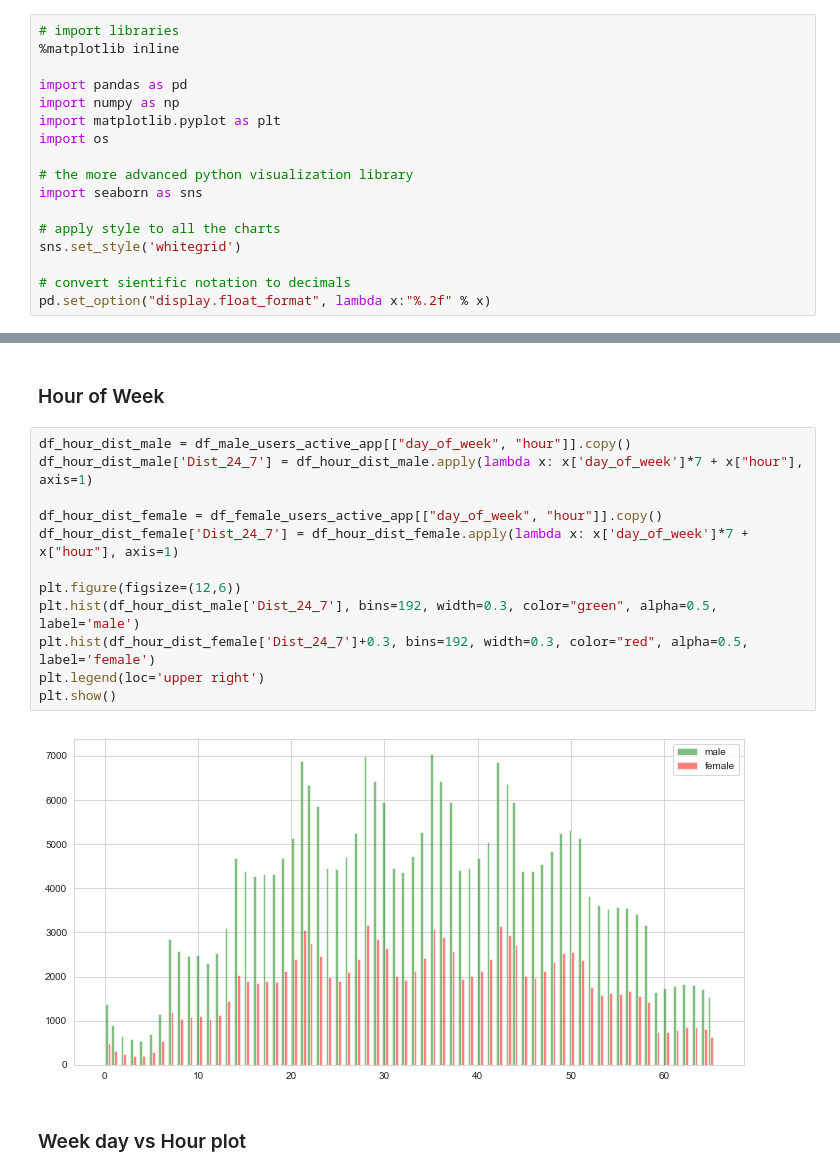
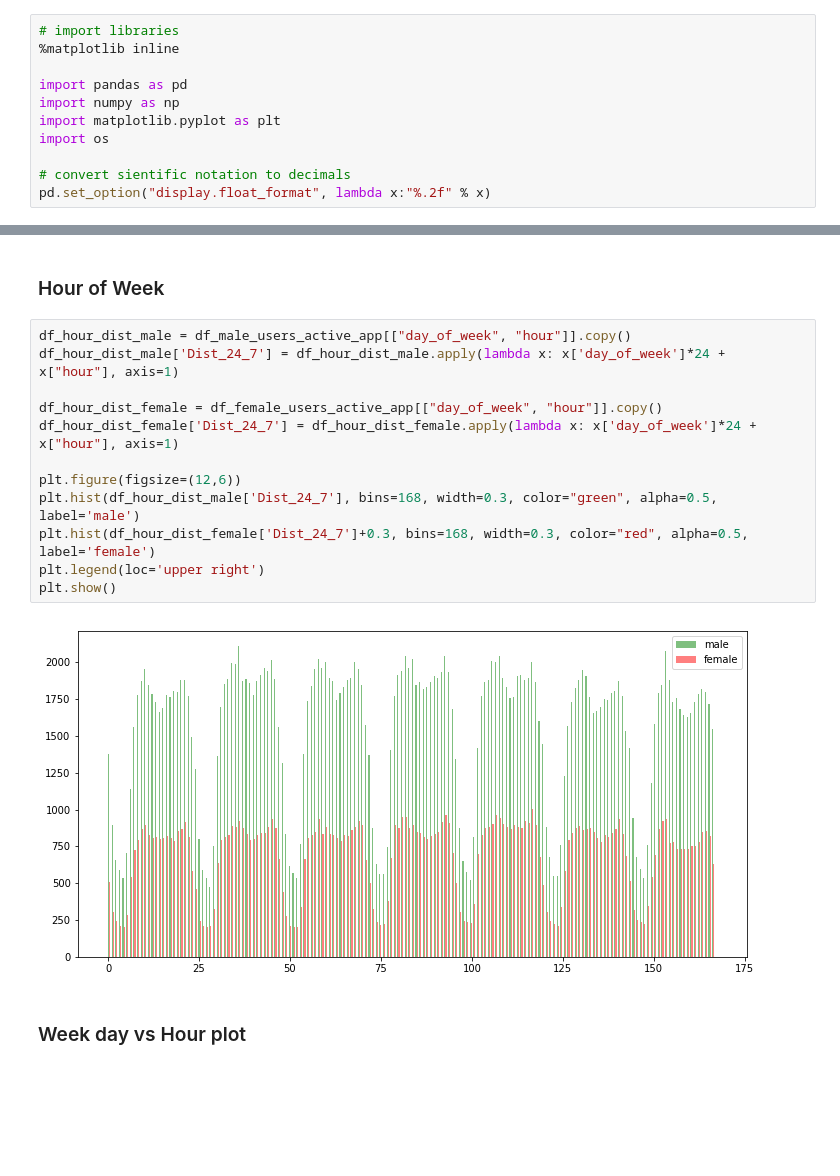
Before and after one commit to wlee0515/Application_Criteria_Generator, a Jupyter notebook: Application_Criteria_Generator/Code/DataPrep/Exploratory Data Analysis.ipynb, the cells around one changed output, grey strips where cells are left out. Cells and saved outputs as stored; diff of their text form; blank space fills up the shorter version.

```diff
--- a/Application_Criteria_Generator/Code/DataPrep/Exploratory Data Analysis.ipynb
+++ b/Application_Criteria_Generator/Code/DataPrep/Exploratory Data Analysis.ipynb
@@ -15,12 +15,6 @@ import numpy as np
 import matplotlib.pyplot as plt
 import os
 
-# the more advanced python visualization library
-import seaborn as sns
-
-# apply style to all the charts
-sns.set_style('whitegrid')
-
 # convert sientific notation to decimals
 pd.set_option("display.float_format", lambda x:"%.2f" % x)
 # %% [markdown]
@@ -232,17 +226,17 @@ plt.show()
 ### Hour of Week
 # %%
 df_hour_dist_male = df_male_users_active_app[["day_of_week", "hour"]].copy()
-df_hour_dist_male['Dist_24_7'] = df_hour_dist_male.apply(lambda x: x['day_of_week']*7 + x["hour"], axis=1)
+df_hour_dist_male['Dist_24_7'] = df_hour_dist_male.apply(lambda x: x['day_of_week']*24 + x["hour"], axis=1)
 
 df_hour_dist_female = df_female_users_active_app[["day_of_week", "hour"]].copy()
-df_hour_dist_female['Dist_24_7'] = df_hour_dist_female.apply(lambda x: x['day_of_week']*7 + x["hour"], axis=1)
+df_hour_dist_female['Dist_24_7'] = df_hour_dist_female.apply(lambda x: x['day_of_week']*24 + x["hour"], axis=1)
 
 plt.figure(figsize=(12,6))
-plt.hist(df_hour_dist_male['Dist_24_7'], bins=192, width=0.3, color="green", alpha=0.5, label='male')
-plt.hist(df_hour_dist_female['Dist_24_7']+0.3, bins=192, width=0.3, color="red", alpha=0.5, label='female')
+plt.hist(df_hour_dist_male['Dist_24_7'], bins=168, width=0.3, color="green", alpha=0.5, label='male')
+plt.hist(df_hour_dist_female['Dist_24_7']+0.3, bins=168, width=0.3, color="red", alpha=0.5, label='female')
 plt.legend(loc='upper right')
 plt.show()
 # %% [output]
-[figure, old version]
+[figure, new version]
 # %% [markdown]
 ### Week day vs Hour plot
```
Also changed, not shown: parts of 12 cells of this notebook.
